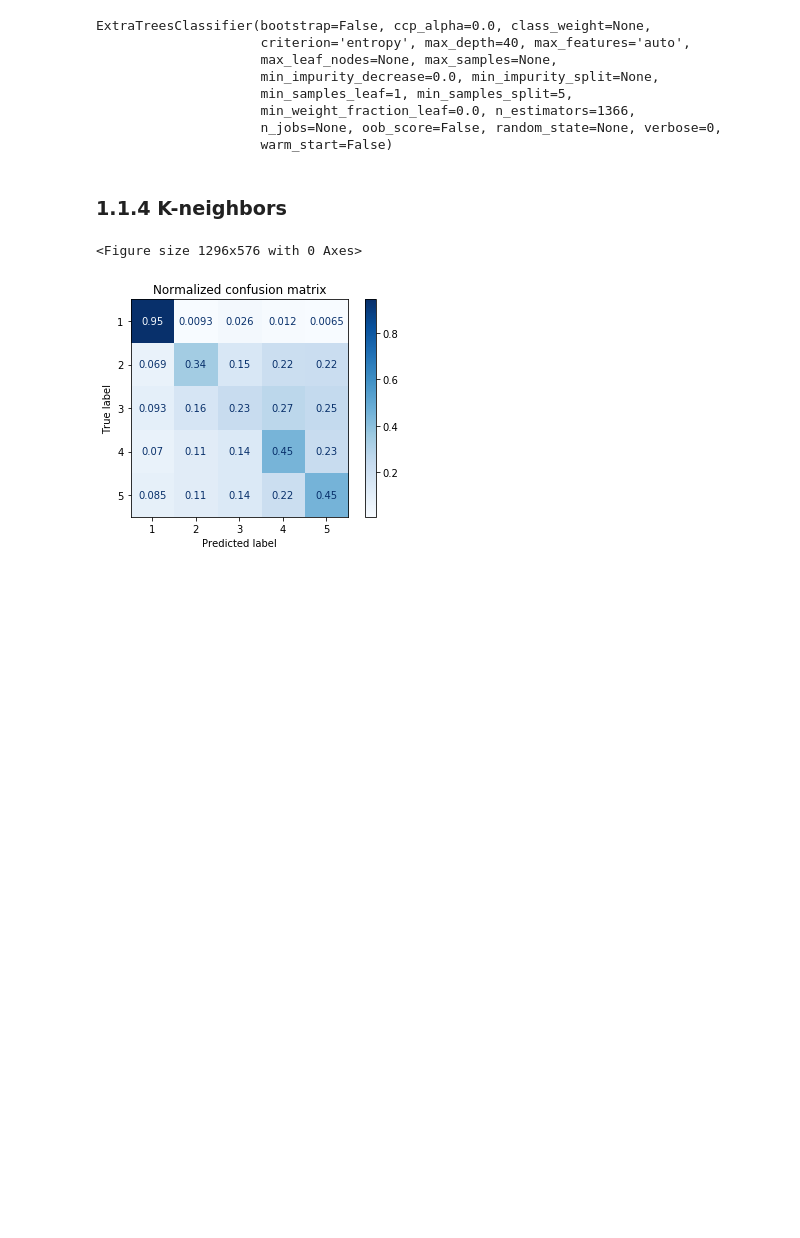
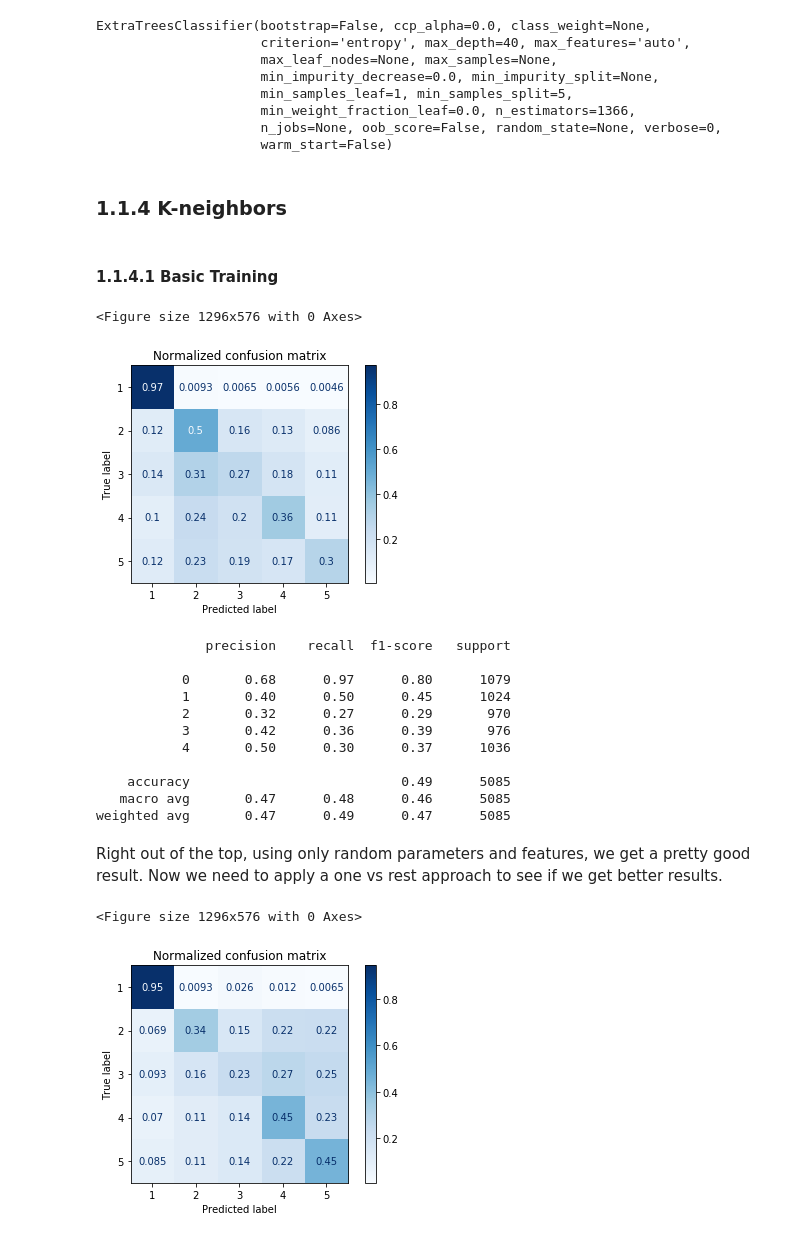
Before and after one commit to PedroCotovio/MLproject, a Jupyter notebook: Task1.ipynb, the cells around one changed output. Drawn from its saved outputs; the diff is of its cells as text; code cells hidden in the pictures; blank space fills up the shorter version.

```diff
--- a/Task1.ipynb
+++ b/Task1.ipynb
@@ -486,6 +490,7 @@ We had a 0.4% increase in our performance it's not much, but since this problem
 
 If we wanted to improve performance even further we could shorten our grid based on this results and do a grid search.
 # %%
+#Train final model
 final_model = ExtraTreesClassifier(bootstrap=False, ccp_alpha=0.0, class_weight=None,
                      criterion='entropy', max_depth=40, max_features='auto',
                      max_leaf_nodes=None, max_samples=None,
@@ -495,6 +500,7 @@ final_model = ExtraTreesClassifier(bootstrap=False, ccp_alpha=0.0, class_weight=
                      n_jobs=None, oob_score=False, random_state=None, verbose=0,
                      warm_start=False)
 final_model
+final_model.fit(Bl, my)
 # %% [output]
 ExtraTreesClassifier(bootstrap=False, ccp_alpha=0.0, class_weight=None,
                      criterion='entropy', max_depth=40, max_features='auto',
@@ -506,4 +512,27 @@ ExtraTreesClassifier(bootstrap=False, ccp_alpha=0.0, class_weight=None,
                      warm_start=False)
 # %% [markdown]
 ### 1.1.4 K-neighbors
+# %% [markdown]
+#### 1.1.4.1 Basic Training
+# %%
+clf = KNeighborsClassifier(n_neighbors=3)
+plt, metrics= model_metrics(Bl, my, clf, [1,2,3,4,5])
+plt.show()
+print(metrics)
+# %% [output]
+<Figure size 1296x576 with 0 Axes>
+[figure, added]
+              precision    recall  f1-score   support
+
+           0       0.68      0.97      0.80      1079
+           1       0.40      0.50      0.45      1024
+           2       0.32      0.27      0.29       970
+           3       0.42      0.36      0.39       976
+           4       0.50      0.30      0.37      1036
+
+    accuracy                           0.49      5085
+   macro avg       0.47      0.48      0.46      5085
+weighted avg       0.47      0.49      0.47      5085
+# %% [markdown]
+Right out of the top, using only random parameters and features, we get a pretty good result. Now we need to apply a one vs rest approach to see if we get better results.
 # %%
```
Also changed, not shown: parts of 31 cells of this notebook, 2 other files.
